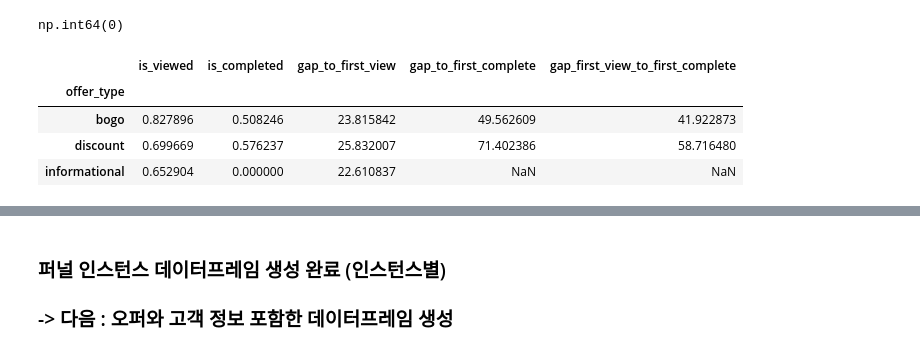
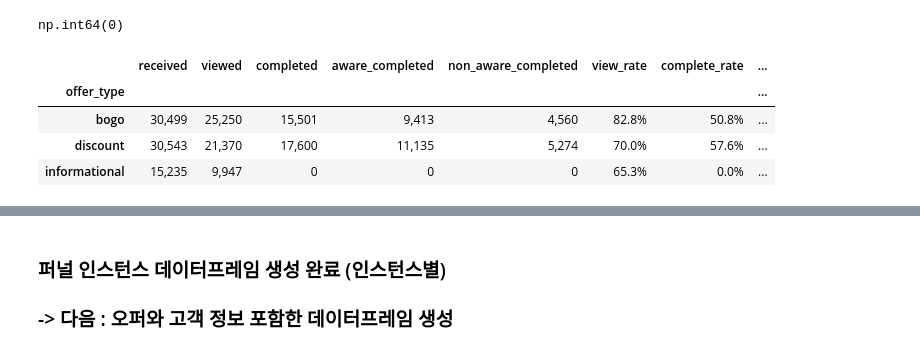
Before and after one commit to rladbstj56/practice_project, a Jupyter notebook: Soyun_EDA/analysis_최종.ipynb, the cells around one changed output, grey strips where cells are left out. Saved outputs shown, nothing was run; the diff lists cells and outputs as text; code cells hidden in the pictures.

```diff
--- a/Soyun_EDA/analysis_최종.ipynb
+++ b/Soyun_EDA/analysis_최종.ipynb
@@ -233,8 +232,9 @@ funnel_instance['completed_without_prior_view'] = (
 )
 funnel_instance['completed_with_prior_view'] = (
     funnel_instance['is_completed'] & funnel_instance['is_viewed']
-    & (funnel_instance['first_viewed'] <= funnel_instance['first_completed'])
+    & (funnel_instance['first_viewed'] < funnel_instance['first_completed'])
 )
+funnel_instance['concurr']=(funnel_instance['first_viewed'] == funnel_instance['first_completed'])
 
 # prior view가 있고 시간 순서가 맞는 경우에만 gap 계산 (시간 순서 확실한 것만)
 mask = (
@@ -385,14 +383,42 @@ Completed without prior view: 0.12892483972888288
 funnel_instance[['customer_id','offer_id','instance_id']].duplicated().sum()
 # %% [output]
 np.int64(0)
+# %%
+# --- 5대 지표 계산 함수 ---
+def funnel_metrics(df, group_col: str = "offer_type"):
+    return (
+        df.groupby(group_col)
+        .agg(
+            received            = ("instance_id",                  "count"),
+            viewed              = ("is_viewed",                    "sum"),
+            completed           = ("is_completed",                 "sum"),
+            aware_completed     = ("completed_with_prior_view",    "sum"),
+            non_aware_completed = ("completed_without_prior_view", "sum"),
+        )
+        .assign(
+            view_rate     = lambda d: d["viewed"]              / d["received"],
+            complete_rate = lambda d: d["completed"]           / d["received"],
+            view_cvr      = lambda d: d["aware_completed"]     / d["viewed"],
+            eff_cvr       = lambda d: d["aware_completed"]     / d["completed"],
+            no_eff_cvr    = lambda d: d["non_aware_completed"] / d["completed"],
+        )
+        .reset_index()
+    )
 # %%
-funnel_instance.groupby('offer_type')[['is_viewed', 'is_completed', 'gap_to_first_view', 'gap_to_first_complete', 'gap_first_view_to_first_complete']].mean()
+display(funnel_metrics(funnel_instance, 'offer_type')
+        .set_index('offer_type')
+        .style.format({
+            'received': '{:,}', 'viewed': '{:,}', 'completed': '{:,}',
+            'aware_completed': '{:,}', 'non_aware_completed': '{:,}',
+            'view_rate': '{:.1%}', 'complete_rate': '{:.1%}',
+            'view_cvr': '{:.1%}', 'eff_cvr': '{:.1%}', 'no_eff_cvr': '{:.1%}',
+        }))
 # %% [output]
-|  | is_viewed | is_completed | gap_to_first_view | gap_to_first_complete | gap_first_view_to_first_complete |
-| offer_type |  |  |  |  |  |
-| bogo | 0.827896 | 0.508246 | 23.815842 | 49.562609 | 41.922873 |
-| discount | 0.699669 | 0.576237 | 25.832007 | 71.402386 | 58.716480 |
-| informational | 0.652904 | 0.000000 | 22.610837 | NaN | NaN |
+|  | received | viewed | completed | aware_completed | non_aware_completed | view_rate | complete_rate | ... |
+| offer_type |  |  |  |  |  |  |  | ... |
+| bogo | 30,499 | 25,250 | 15,501 | 9,413 | 4,560 | 82.8% | 50.8% | ... |
+| discount | 30,543 | 21,370 | 17,600 | 11,135 | 5,274 | 70.0% | 57.6% | ... |
+| informational | 15,235 | 9,947 | 0 | 0 | 0 | 65.3% | 0.0% | ... |
 # %%
 funnel_instance.head()
 # %% [output]
```
Also changed, not shown: parts of 54 cells of this notebook, 4 other files.
